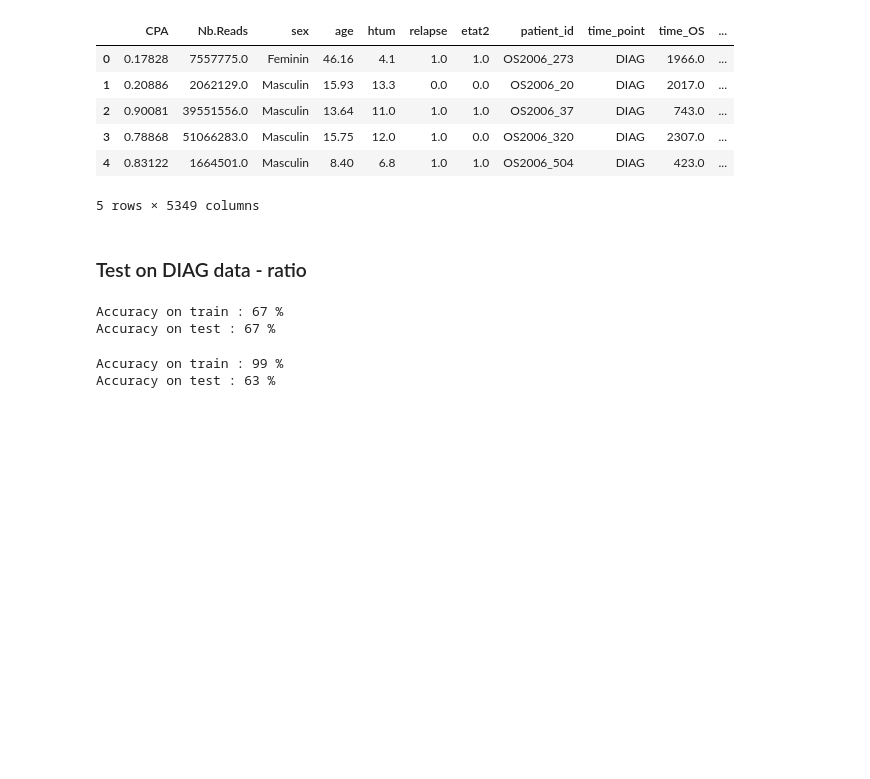
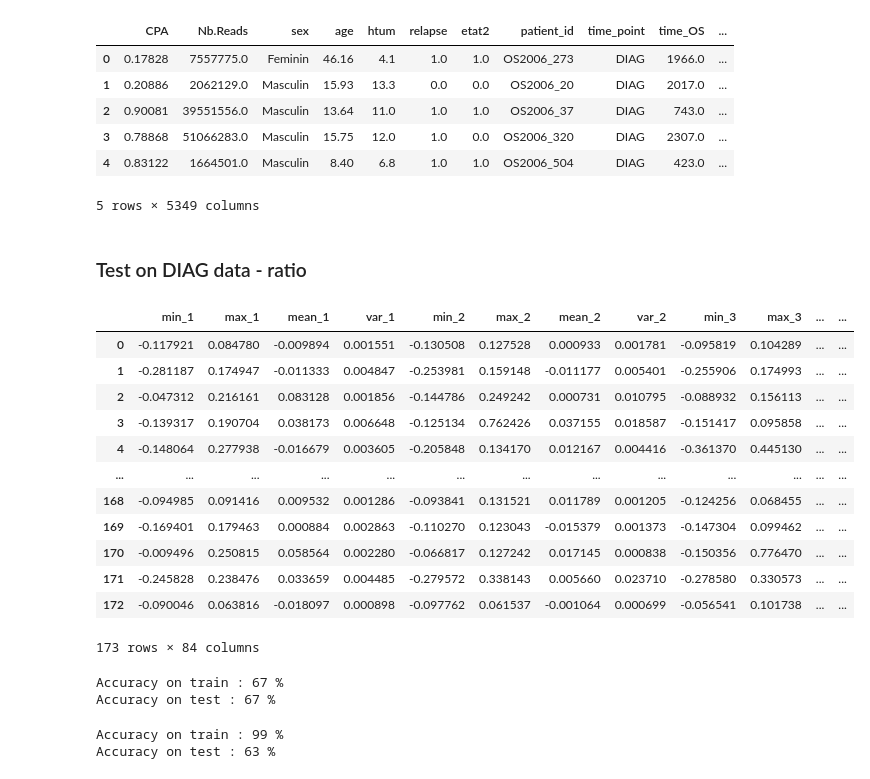
Before and after one commit to lhericourt/adn_circulant, a Jupyter notebook: notebooks/insights_from_data.ipynb, the cells around one changed output. Cells and saved outputs as stored; diff of their text form; code cells hidden in the pictures; blank space fills up the shorter version.

```diff
--- a/notebooks/insights_from_data.ipynb
+++ b/notebooks/insights_from_data.ipynb
@@ -509,6 +509,22 @@ def train_model(model, features: pd.DataFrame, labels: pd.DataFrame, test_size:
     print(f'Accuracy on test : {round(100 * accuracy_score(y_pred, y_test))} %')
 # %% [markdown]
 ### Test on DIAG data - ratio
+# %%
+features
+# %% [output]
+|  | min_1 | max_1 | mean_1 | var_1 | min_2 | max_2 | mean_2 | var_2 | min_3 | max_3 | ... | ... |
+| 0 | -0.117921 | 0.084780 | -0.009894 | 0.001551 | -0.130508 | 0.127528 | 0.000933 | 0.001781 | -0.095819 | 0.104289 | ... | ... |
+| 1 | -0.281187 | 0.174947 | -0.011333 | 0.004847 | -0.253981 | 0.159148 | -0.011177 | 0.005401 | -0.255906 | 0.174993 | ... | ... |
+| 2 | -0.047312 | 0.216161 | 0.083128 | 0.001856 | -0.144786 | 0.249242 | 0.000731 | 0.010795 | -0.088932 | 0.156113 | ... | ... |
+| 3 | -0.139317 | 0.190704 | 0.038173 | 0.006648 | -0.125134 | 0.762426 | 0.037155 | 0.018587 | -0.151417 | 0.095858 | ... | ... |
+| 4 | -0.148064 | 0.277938 | -0.016679 | 0.003605 | -0.205848 | 0.134170 | 0.012167 | 0.004416 | -0.361370 | 0.445130 | ... | ... |
+| ... | ... | ... | ... | ... | ... | ... | ... | ... | ... | ... | ... | ... |
+| 168 | -0.094985 | 0.091416 | 0.009532 | 0.001286 | -0.093841 | 0.131521 | 0.011789 | 0.001205 | -0.124256 | 0.068455 | ... | ... |
+| 169 | -0.169401 | 0.179463 | 0.000884 | 0.002863 | -0.110270 | 0.123043 | -0.015379 | 0.001373 | -0.147304 | 0.099462 | ... | ... |
+| 170 | -0.009496 | 0.250815 | 0.058564 | 0.002280 | -0.066817 | 0.127242 | 0.017145 | 0.000838 | -0.150356 | 0.776470 | ... | ... |
+| 171 | -0.245828 | 0.238476 | 0.033659 | 0.004485 | -0.279572 | 0.338143 | 0.005660 | 0.023710 | -0.278580 | 0.330573 | ... | ... |
+| 172 | -0.090046 | 0.063816 | -0.018097 | 0.000898 | -0.097762 | 0.061537 | -0.001064 | 0.000699 | -0.056541 | 0.101738 | ... | ... |
+173 rows × 84 columns
 # %%
 TEST_SIZE = 0.3
 SEED = 43
```
Also changed, not shown: parts of 4 cells of this notebook, 3 other files.
